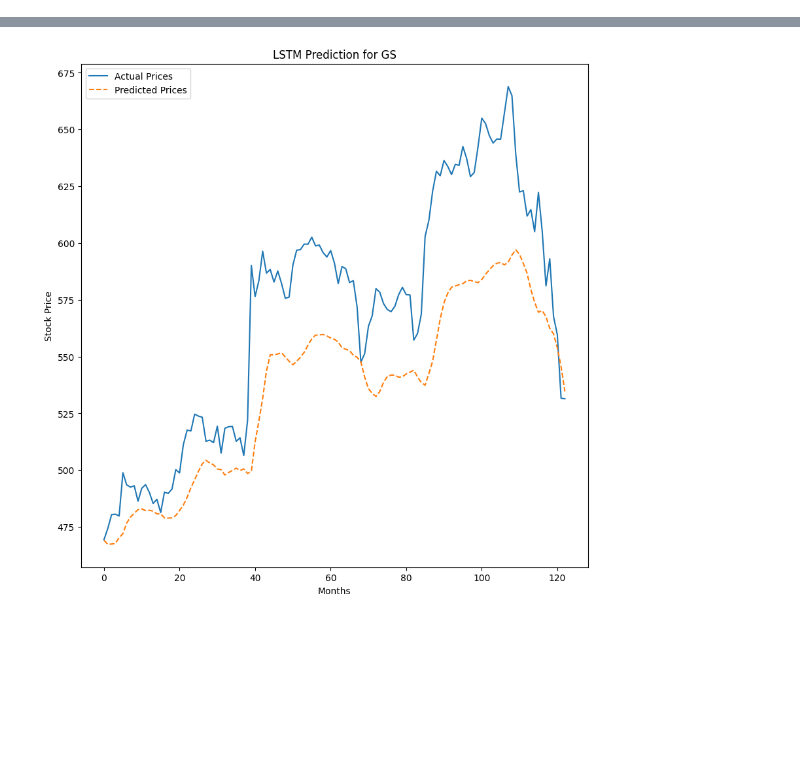
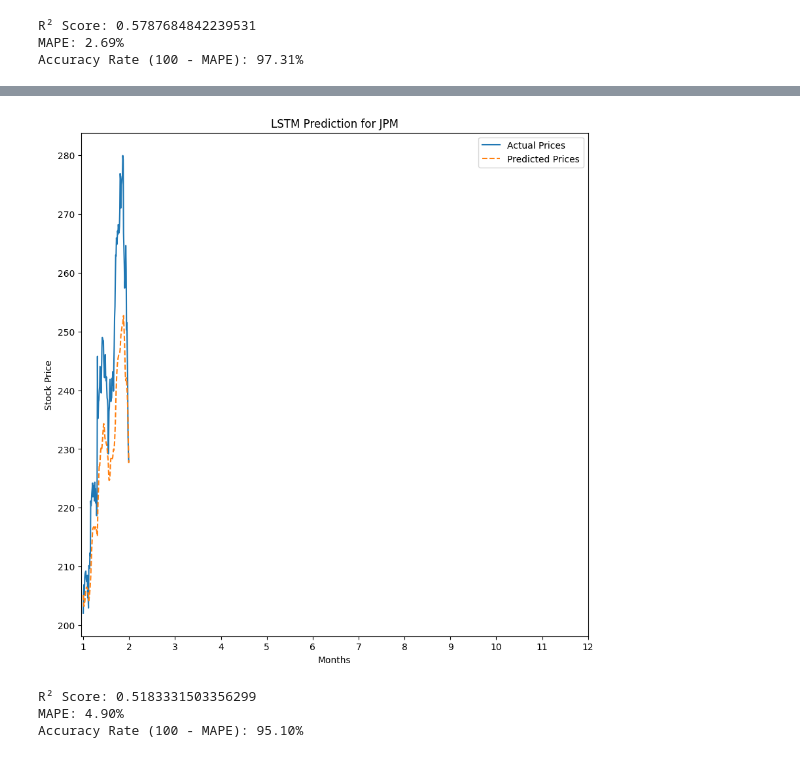
Before and after one commit to MinhPhanBabsonMSBA/Stock-analysis-, a Jupyter notebook: Copy_of_LSTM_models.ipynb, the cells around one changed output, grey strips where cells are left out. Drawn from its saved outputs; the diff is of its cells as text; code cells hidden in the pictures; blank space fills up the shorter version.

```diff
--- a/Copy_of_LSTM_models.ipynb
+++ b/Copy_of_LSTM_models.ipynb
@@ -12,8 +112,30 @@ from tensorflow.keras.layers import LSTM, Dense
+# %%
+from sklearn.metrics import r2_score
+import numpy as np
+
+# Assuming y_test and y_pred are your actual and predicted prices (as numpy arrays)
+# Compute the R² score
+r2 = r2_score(y_test, y_pred)
+print("R² Score:", r2)
+
+# Compute the Mean Absolute Percentage Error (MAPE)
+def MAPE(y_true, y_pred):
+    # Adding a small value (epsilon) to avoid division by zero if needed
+    epsilon = 1e-10
+    return np.mean(np.abs((y_true - y_pred) / (y_true + epsilon))) * 100
+
+mape = MAPE(y_test, y_pred)
+accuracy_rate = 100 - mape
+
+print("MAPE: {:.2f}%".format(mape))
+print("Accuracy Rate (100 - MAPE): {:.2f}%".format(accuracy_rate))
+# %% [output]
+R² Score: 0.5787684842239531
+MAPE: 2.69%
+Accuracy Rate (100 - MAPE): 97.31%
 # %%
-
-
 # Load stock data
-ticker = "GS"  # Goldman Sachs example
+ticker = "JPM"
 stock = yf.Ticker(ticker)
 df = stock.history(period="1y")  # Fetch last 1 year of data to reduce memory usage
 
@@ -40,7 +162,6 @@ X, y = prepare_data(df_scaled, look_back)
 # Split data into training and test sets
 
 
-
 train_size = int(len(X) * 0.5)  # Reduce training size to 50%
 X_train, X_test = X[:train_size], X[train_size:]
 y_train, y_test = y[:train_size], y[train_size:]
@@ -48,7 +169,7 @@ y_train, y_test = y[:train_size], y[train_size:]
 
 # Build LSTM model with fewer units to optimize memory
 model = Sequential([
-    LSTM(units=10, return_sequences=False, input_shape=(look_back, 1)),
+    LSTM(units=10, return_sequences= False, input_shape=(look_back, 1)),
     Dense(units=1)
 ])
 model.compile(optimizer='adam', loss='mean_squared_error')
@@ -62,6 +183,12 @@ y_pred = scaler.inverse_transform(y_pred.reshape(-1, 1))
 y_test = scaler.inverse_transform(y_test.reshape(-1, 1))
 
 # Plot results
+months = 12
+points_per_month = len(y_test)
+
+tick_positions = [i * points_per_month for i in range(months)]
+tick_labels = [i+1 for i in range(months)]
+
 plt.figure(figsize=(10,10))
 plt.plot(y_test, label='Actual Prices')
 plt.plot(y_pred, label='Predicted Prices', linestyle='dashed')
@@ -69,6 +196,8 @@ plt.legend()
 plt.title(f"LSTM Prediction for {ticker}")
 plt.xlabel("Months")
 plt.ylabel("Stock Price")
+
+plt.xticks(tick_positions, tick_labels)
 plt.show()
 # %% [output]
 Epoch 1/20
@@ -91,2 +221,26 @@ Epoch 20/20
-[figure, old version]
+[figure, new version]
+# %%
+from sklearn.metrics import r2_score
+import numpy as np
+
+# Assuming y_test and y_pred are your actual and predicted prices (as numpy arrays)
+# Compute the R² score
+r2 = r2_score(y_test, y_pred)
+print("R² Score:", r2)
+
+# Compute the Mean Absolute Percentage Error (MAPE)
+def MAPE(y_true, y_pred):
+    # Adding a small value (epsilon) to avoid division by zero if needed
+    epsilon = 1e-10
+    return np.mean(np.abs((y_true - y_pred) / (y_true + epsilon))) * 100
+
+mape = MAPE(y_test, y_pred)
+accuracy_rate = 100 - mape  # interpreted as "accuracy" percentage
+
+print("MAPE: {:.2f}%".format(mape))
+print("Accuracy Rate (100 - MAPE): {:.2f}%".format(accuracy_rate))
+# %% [output]
+R² Score: 0.5183331503356299
+MAPE: 4.90%
+Accuracy Rate (100 - MAPE): 95.10%
 # %%
```
Also changed, not shown: parts of 5 cells of this notebook.
